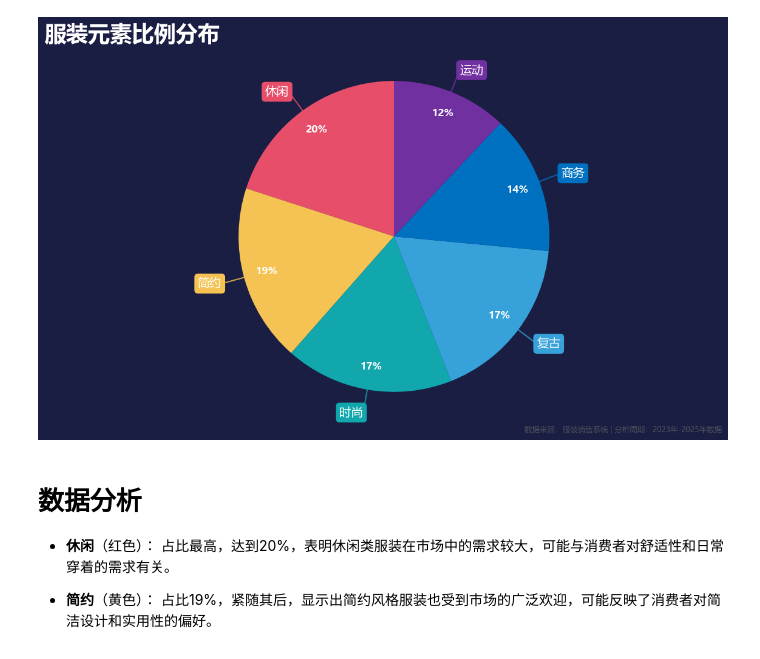
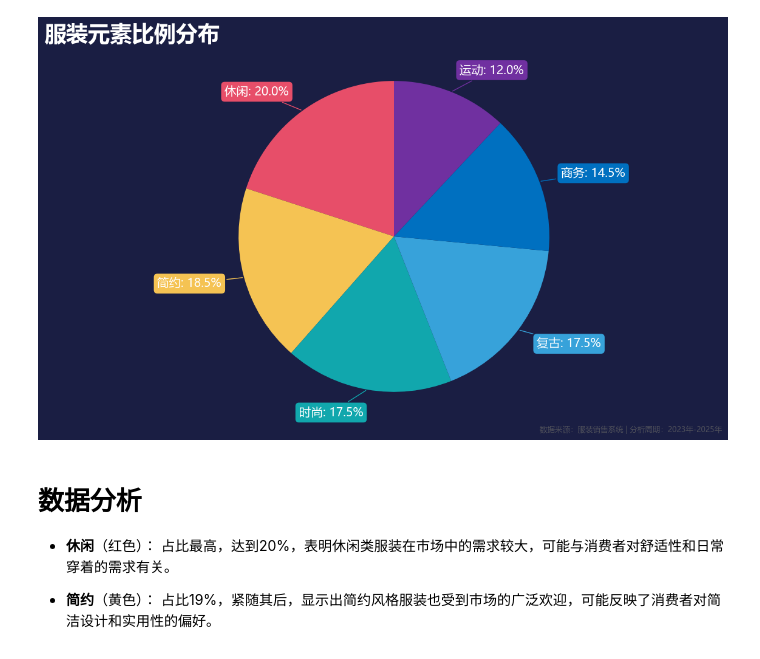
Before and after one commit to IIawaII/PythonVisualisation, a Jupyter notebook: 可视化/19、南丁格尔圆饼图/NightingalePieChart(matplotlib).ipynb, the cells around one changed output. Drawn from its saved outputs; the diff is of its cells as text; code cells hidden in the pictures.

```diff
--- a/可视化/19、南丁格尔圆饼图/NightingalePieChart(matplotlib).ipynb
+++ b/可视化/19、南丁格尔圆饼图/NightingalePieChart(matplotlib).ipynb
@@ -14,6 +14,10 @@ try:
     # 提取“元素类型”列并统计频次
     element_counts = df_spu["元素类型"].value_counts().reset_index()
     element_counts.columns = ["元素类型", "数量"]
+
+    # 计算每种元素类型占比
+    total = element_counts["数量"].sum()
+    element_counts['比例'] = element_counts["数量"] / total
 
     # 定义颜色方案
     colors = [
@@ -32,99 +36,63 @@ try:
     ax.set_facecolor(BACKGROUND_COLOR)
 
     # 绘制饼图
-    wedges, texts, autotexts = ax.pie(
+    wedges, _ = ax.pie(
         element_counts["数量"],
         labels=None,
-        autopct='%1.f%%',
         colors=colors,
         startangle=90,
-        pctdistance=0.85,
-        textprops={'color': 'white', 'fontsize': 12, 'weight': 'bold'},
         wedgeprops=dict(edgecolor=None, linewidth=2)
     )
 
-    # 设置百分比文本样式
-    for autotext in autotexts:
-        autotext.set_color('white')
-        autotext.set_fontsize(12)
-        autotext.set_weight('bold')
-
-    # 添加引线（从饼图扇区指向外部标签）
+    # 添加引线和外部标签
     for i, (wedge, label) in enumerate(zip(wedges, element_counts["元素类型"])):
         angle = (wedge.theta2 - wedge.theta1) / 2.0 + wedge.theta1
         x = np.cos(np.deg2rad(angle))
         y = np.sin(np.deg2rad(angle))
-
-        # 根据x坐标确定水平对齐方式
         horizontalalignment = 'left' if x >= 0 else 'right'
 
-        # 更改引导线起点和终点
-        x_start = x * 0.85
-        y_start = y * 0.85
-        x_end = x * 1.15
-        y_end = y * 1.15
+        # 引导线长度
+        line_length = 1.15
 
-        # 在饼图外侧添加标签
-        ax.text(
-            x * 1.15, y * 1.15, label,
+        # 添加引导线和彩色标签
+        ax.annotate(
+            f"{label}: {element_counts['比例'].iloc[i]:.1%}",
+            xy=(x, y), xytext=(line_length * x, line_length * y),
+            arrowprops=dict(arrowstyle="-", color=colors[i]),
             color='white',
             fontsize=14,
             ha=horizontalalignment,
             va='center',
             bbox=dict(boxstyle="round,pad=0.3", facecolor=colors[i], edgecolor='none')
         )
 
-        # 绘制更精准的引导线
-        ax.plot(
-            [x_start, x_end],
-            [y_start, y_end],
-            color=colors[i],
-            linestyle='-',
-            linewidth=1.5,
-            alpha=0.8
-        )
-
-        # 为垂直方向的标签添加小偏移避免重叠
-        if abs(x) < 0.2:  # 接近垂直方向
-            offset = 0.05 if y > 0 else -0.05
-            ax.plot(
-                [x_end, x_end],
-                [y_end, y_end + offset],
-                color=colors[i],
-                linestyle='-',
-                linewidth=1.5,
-                alpha=0.8
-            )
-
-    # 标题设置
+    # 设置标题
     plt.figtext(0.02, 0.95, "服装元素比例分布",
                 ha='left', fontsize=26, color='#ffffff', fontweight='bold')
     plt.figtext(0.95, 0.03,
-                '数据来源：服装销售系统 | 分析周期：2023年-2025年数据',
+                '数据来源：服装销售系统 | 分析周期：2023年-2025年',
                 ha='right', fontsize=9, color='#666666', alpha=0.7)
 
     # 移除坐标轴
     ax.set_aspect('equal', adjustable='box')
     ax.axis('off')
     ax.set_xlim(-1.2, 1.2)
     ax.set_ylim(-1.2, 1.2)
-    ax.set_xticks([])
-    ax.set_yticks([])
 
     # 调整布局防止截断
     plt.tight_layout(rect=(0.05, 0.03, 0.95, 0.95))
 
     # 保存图像
     plt.savefig("服装元素比例分布.png", dpi=300, bbox_inches='tight', facecolor=BACKGROUND_COLOR)
 
     # 显示图表
     plt.show()
 
 except Exception as e:
     print(f"图表生成失败: {str(e)}")
     raise
 # %% [output]
-[figure, old version]
+[figure, new version]
 # %% [markdown]
 # 数据分析
 
```
Also changed, not shown: 7 other files.
